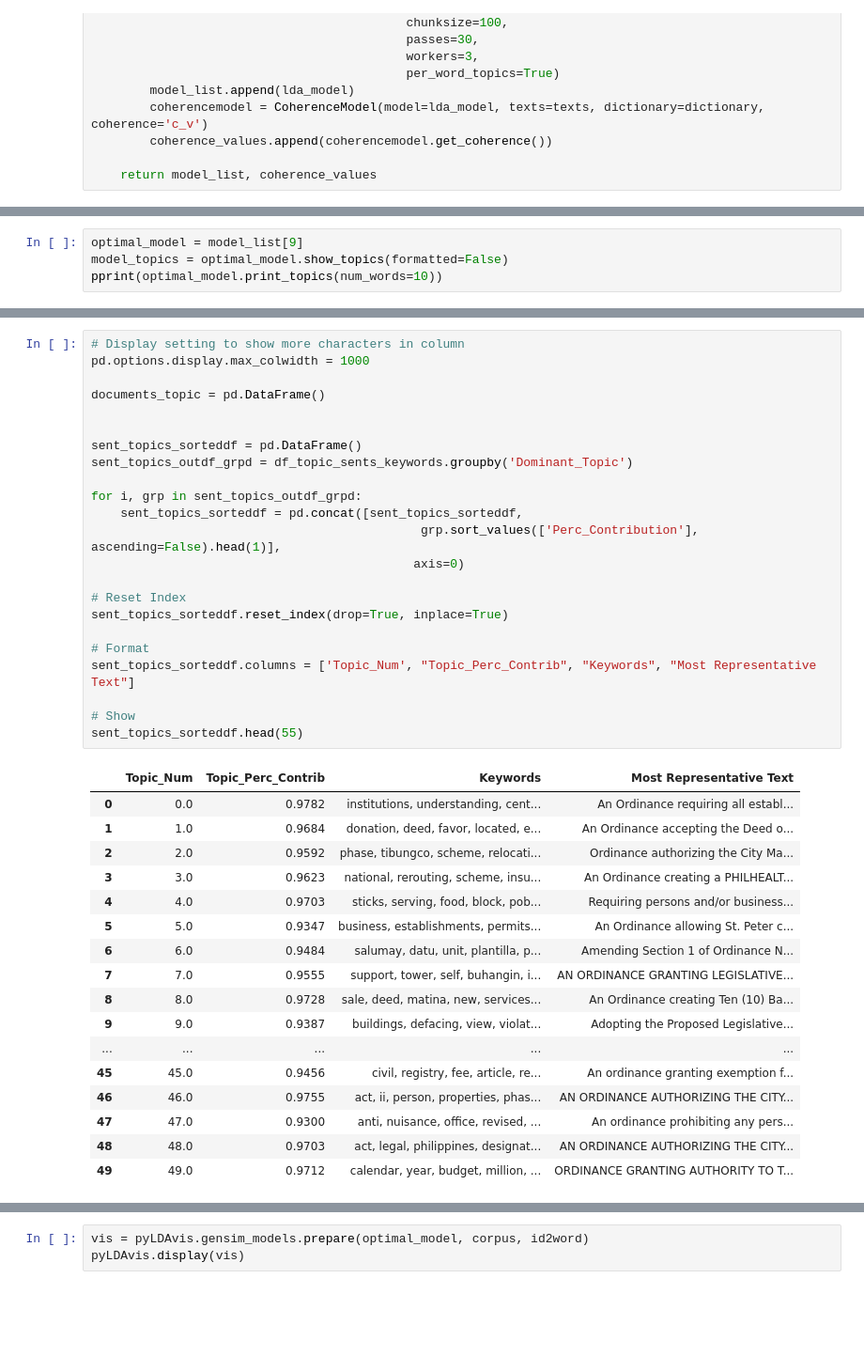
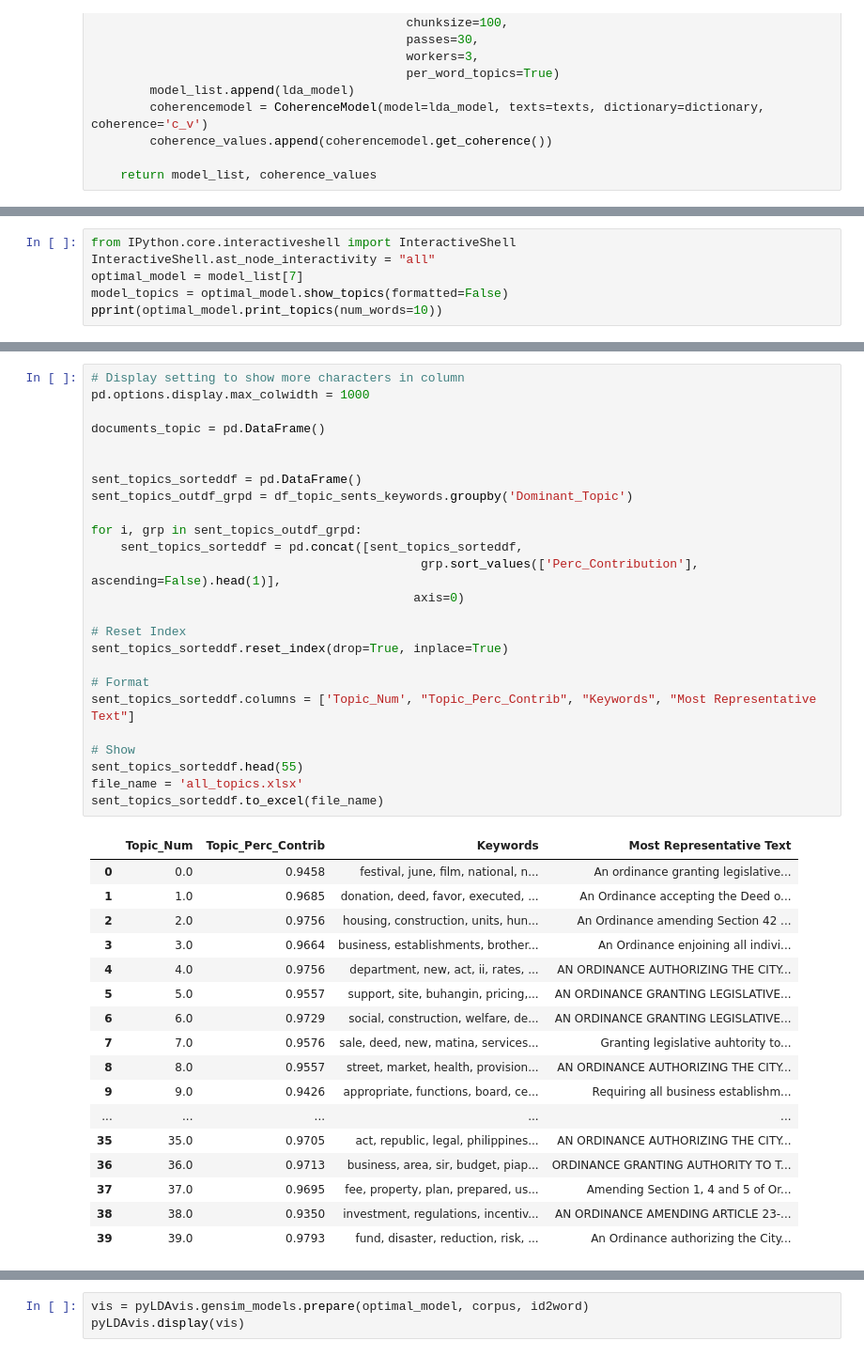
Before and after one commit to crorsavir54/ordinance-LDAmodel, a Jupyter notebook: davao_lda.ipynb, the cells around one changed output, grey strips where cells are left out. Shown at 94% size. Saved outputs shown, nothing was run; the diff lists cells and outputs as text; blank space fills up the shorter version.

```diff
--- a/davao_lda.ipynb
+++ b/davao_lda.ipynb
@@ -254,5 +241,7 @@ Model: ( 10 ) Num Topics = 55  has Coherence Value of 0.4973
 # %%
-optimal_model = model_list[9]
+from IPython.core.interactiveshell import InteractiveShell
+InteractiveShell.ast_node_interactivity = "all"
+optimal_model = model_list[7]
 model_topics = optimal_model.show_topics(formatted=False)
 pprint(optimal_model.print_topics(num_words=10))
 # %% [output]
@@ -322,44 +300,46 @@ df_dominant_topic.head(10)
 # %%
 # Display setting to show more characters in column
 pd.options.display.max_colwidth = 1000
 
 documents_topic = pd.DataFrame()
 
 
 sent_topics_sorteddf = pd.DataFrame()
 sent_topics_outdf_grpd = df_topic_sents_keywords.groupby('Dominant_Topic')
 
 for i, grp in sent_topics_outdf_grpd:
     sent_topics_sorteddf = pd.concat([sent_topics_sorteddf,
                                              grp.sort_values(['Perc_Contribution'], ascending=False).head(1)],
                                             axis=0)
 
 # Reset Index
 sent_topics_sorteddf.reset_index(drop=True, inplace=True)
 
 # Format
 sent_topics_sorteddf.columns = ['Topic_Num', "Topic_Perc_Contrib", "Keywords", "Most Representative Text"]
 
 # Show
 sent_topics_sorteddf.head(55)
+file_name = 'all_topics.xlsx'
+sent_topics_sorteddf.to_excel(file_name)
 # %% [output]
 |  | Topic_Num | Topic_Perc_Contrib | Keywords | Most Representative Text |
-| 0 | 0.0 | 0.9782 | institutions, understanding, cent... | An Ordinance requiring all establ... |
-| 1 | 1.0 | 0.9684 | donation, deed, favor, located, e... | An Ordinance accepting the Deed o... |
-| 2 | 2.0 | 0.9592 | phase, tibungco, scheme, relocati... | Ordinance authorizing the City Ma... |
-| 3 | 3.0 | 0.9623 | national, rerouting, scheme, insu... | An Ordinance creating a PHILHEALT... |
-| 4 | 4.0 | 0.9703 | sticks, serving, food, block, pob... | Requiring persons and/or business... |
-| 5 | 5.0 | 0.9347 | business, establishments, permits... | An Ordinance allowing St. Peter c... |
-| 6 | 6.0 | 0.9484 | salumay, datu, unit, plantilla, p... | Amending Section 1 of Ordinance N... |
-| 7 | 7.0 | 0.9555 | support, tower, self, buhangin, i... | AN ORDINANCE GRANTING LEGISLATIVE... |
-| 8 | 8.0 | 0.9728 | sale, deed, matina, new, services... | An Ordinance creating Ten (10) Ba... |
-| 9 | 9.0 | 0.9387 | buildings, defacing, view, violat... | Adopting the Proposed Legislative... |
+| 0 | 0.0 | 0.9458 | festival, june, film, national, n... | An ordinance granting legislative... |
+| 1 | 1.0 | 0.9685 | donation, deed, favor, executed, ... | An Ordinance accepting the Deed o... |
+| 2 | 2.0 | 0.9756 | housing, construction, units, hun... | An Ordinance amending Section 42 ... |
+| 3 | 3.0 | 0.9664 | business, establishments, brother... | An Ordinance enjoining all indivi... |
+| 4 | 4.0 | 0.9756 | department, new, act, ii, rates, ... | AN ORDINANCE AUTHORIZING THE CITY... |
+| 5 | 5.0 | 0.9557 | support, site, buhangin, pricing,... | AN ORDINANCE GRANTING LEGISLATIVE... |
+| 6 | 6.0 | 0.9729 | social, construction, welfare, de... | AN ORDINANCE GRANTING LEGISLATIVE... |
+| 7 | 7.0 | 0.9576 | sale, deed, new, matina, services... | Granting legislative auhtority to... |
+| 8 | 8.0 | 0.9557 | street, market, health, provision... | AN ORDINANCE AUTHORIZING THE CITY... |
+| 9 | 9.0 | 0.9426 | appropriate, functions, board, ce... | Requiring all business establishm... |
 | ... | ... | ... | ... | ... |
-| 45 | 45.0 | 0.9456 | civil, registry, fee, article, re... | An ordinance granting exemption f... |
-| 46 | 46.0 | 0.9755 | act, ii, person, properties, phas... | AN ORDINANCE AUTHORIZING THE CITY... |
-| 47 | 47.0 | 0.9300 | anti, nuisance, office, revised, ... | An ordinance prohibiting any pers... |
-| 48 | 48.0 | 0.9703 | act, legal, philippines, designat... | AN ORDINANCE AUTHORIZING THE CITY... |
-| 49 | 49.0 | 0.9712 | calendar, year, budget, million, ... | ORDINANCE GRANTING AUTHORITY TO T... |
+| 35 | 35.0 | 0.9705 | act, republic, legal, philippines... | AN ORDINANCE AUTHORIZING THE CITY... |
+| 36 | 36.0 | 0.9713 | business, area, sir, budget, piap... | ORDINANCE GRANTING AUTHORITY TO T... |
+| 37 | 37.0 | 0.9695 | fee, property, plan, prepared, us... | Amending Section 1, 4 and 5 of Or... |
+| 38 | 38.0 | 0.9350 | investment, regulations, incentiv... | AN ORDINANCE AMENDING ARTICLE 23-... |
+| 39 | 39.0 | 0.9793 | fund, disaster, reduction, risk, ... | An Ordinance authorizing the City... |
 # %%
 # df_sorted_by_topic = df_dominant_topic.sort_values(by=['Dominant_Topic'])
 # documents with topic 7.0 as dominant topic
```
Also changed, not shown: parts of 9 cells of this notebook, 4 other files.
